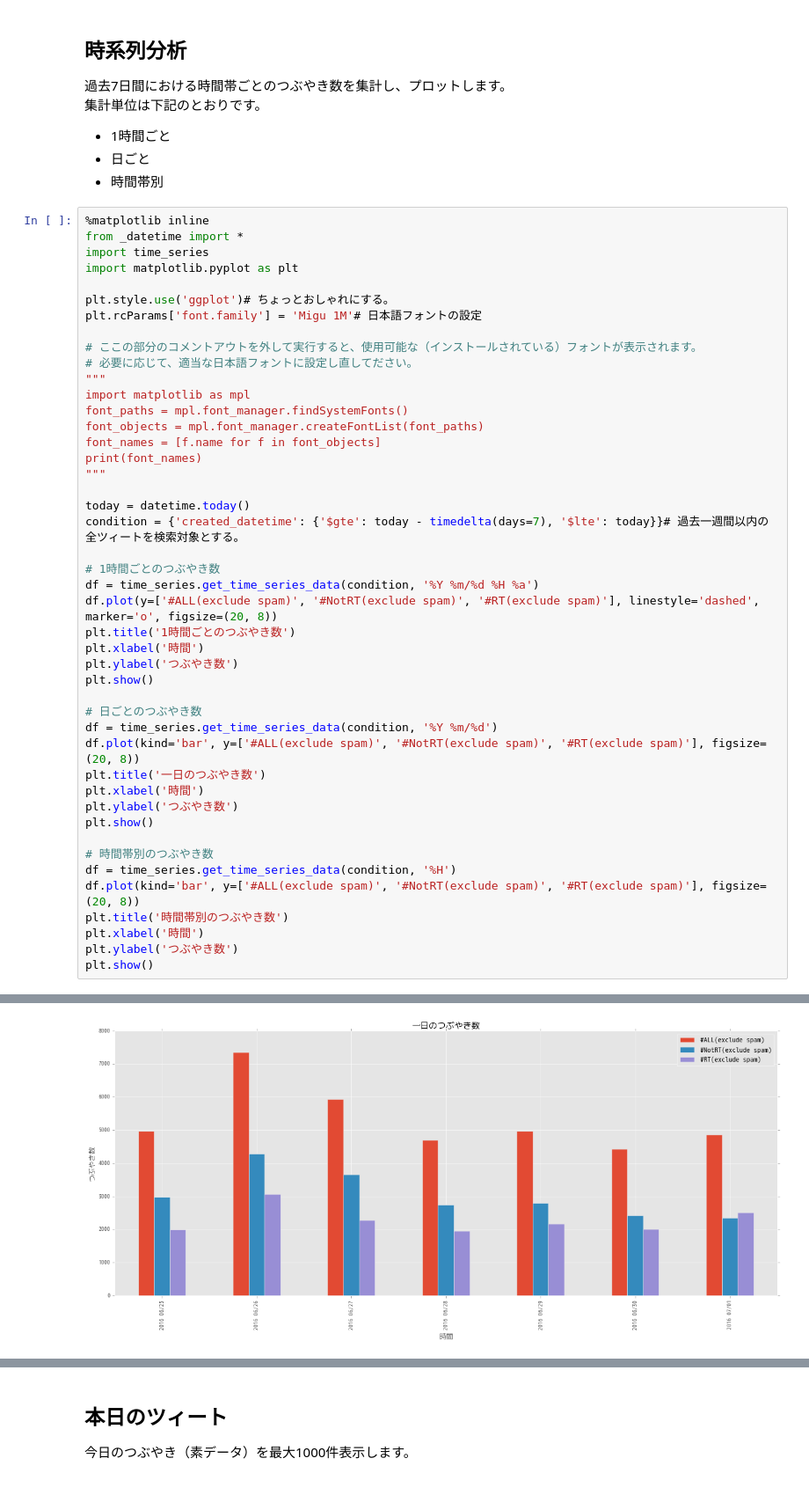
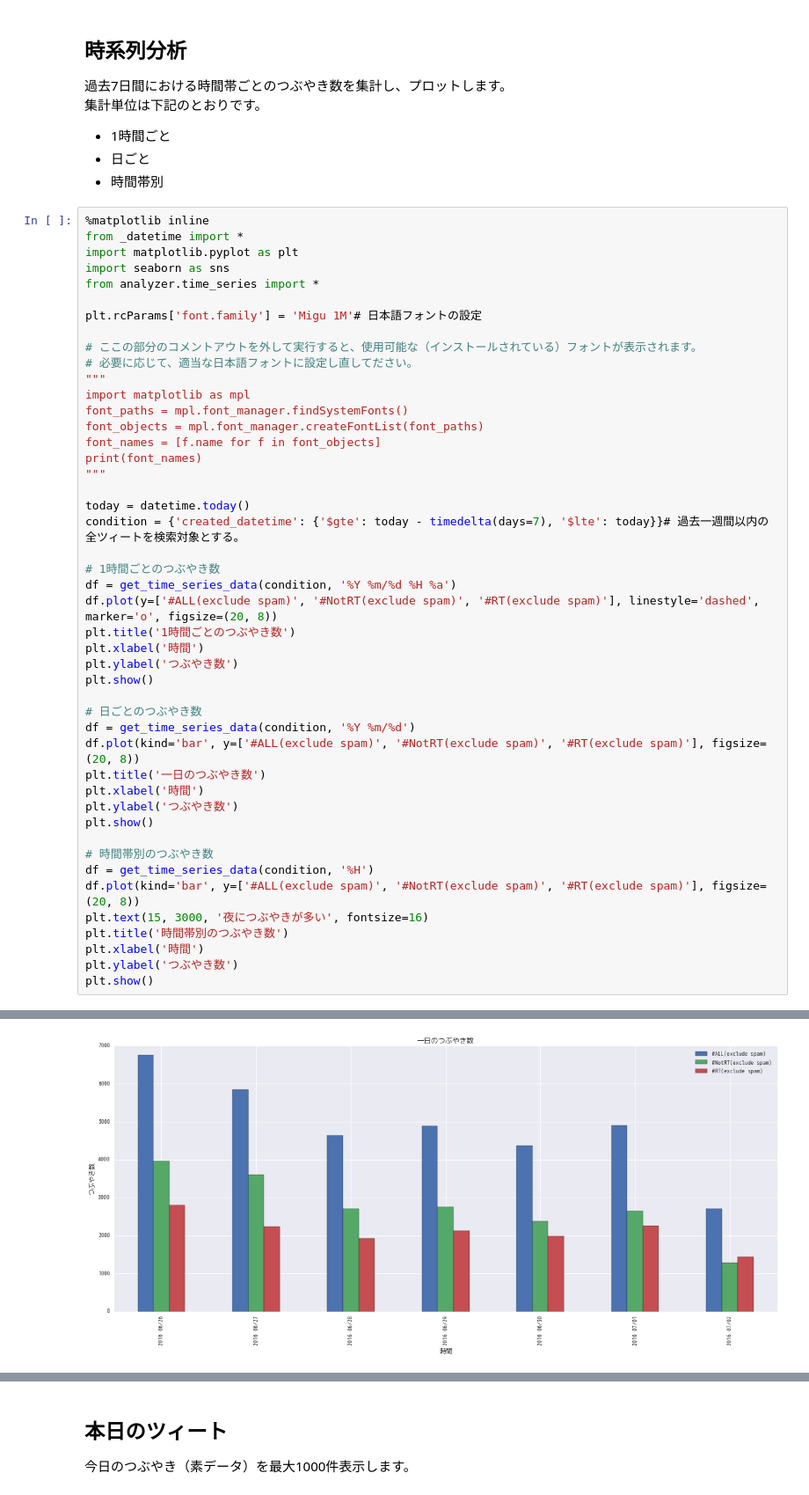
Before and after one commit to t-analyzers/tweet-analyzer, a Jupyter notebook: Twitter-Analysis.ipynb, the cells around one changed output, grey strips where cells are left out. Shown at 88% size. Saved outputs shown, nothing was run; the diff lists cells and outputs as text.

```diff
--- a/Twitter-Analysis.ipynb
+++ b/Twitter-Analysis.ipynb
@@ -13,10 +13,10 @@
 # %%
 %matplotlib inline
 from _datetime import *
-import time_series
 import matplotlib.pyplot as plt
+import seaborn as sns
+from analyzer.time_series import *
 
-plt.style.use('ggplot')# ちょっとおしゃれにする。
 plt.rcParams['font.family'] = 'Migu 1M'# 日本語フォントの設定
 
 # ここの部分のコメントアウトを外して実行すると、使用可能な（インストールされている）フォントが表示されます。
@@ -33,7 +33,7 @@ today = datetime.today()
 condition = {'created_datetime': {'$gte': today - timedelta(days=7), '$lte': today}}# 過去一週間以内の全ツィートを検索対象とする。
 
 # 1時間ごとのつぶやき数
-df = time_series.get_time_series_data(condition, '%Y %m/%d %H %a')
+df = get_time_series_data(condition, '%Y %m/%d %H %a')
 df.plot(y=['#ALL(exclude spam)', '#NotRT(exclude spam)', '#RT(exclude spam)'], linestyle='dashed', marker='o', figsize=(20, 8))
 plt.title('1時間ごとのつぶやき数')
 plt.xlabel('時間')
@@ -41,7 +41,7 @@ plt.ylabel('つぶやき数')
 plt.show()
 
 # 日ごとのつぶやき数
-df = time_series.get_time_series_data(condition, '%Y %m/%d')
+df = get_time_series_data(condition, '%Y %m/%d')
 df.plot(kind='bar', y=['#ALL(exclude spam)', '#NotRT(exclude spam)', '#RT(exclude spam)'], figsize=(20, 8))
 plt.title('一日のつぶやき数')
 plt.xlabel('時間')
@@ -49,8 +49,9 @@ plt.ylabel('つぶやき数')
 plt.show()
 
 # 時間帯別のつぶやき数
-df = time_series.get_time_series_data(condition, '%H')
+df = get_time_series_data(condition, '%H')
 df.plot(kind='bar', y=['#ALL(exclude spam)', '#NotRT(exclude spam)', '#RT(exclude spam)'], figsize=(20, 8))
+plt.text(15, 3000, '夜につぶやきが多い', fontsize=16)
 plt.title('時間帯別のつぶやき数')
 plt.xlabel('時間')
 plt.ylabel('つぶやき数')
@@ -60 +61 @@ plt.show()
-[figure, old version]
+[figure, new version]
```
Also changed, not shown: parts of 2 cells of this notebook, 17 other files.
